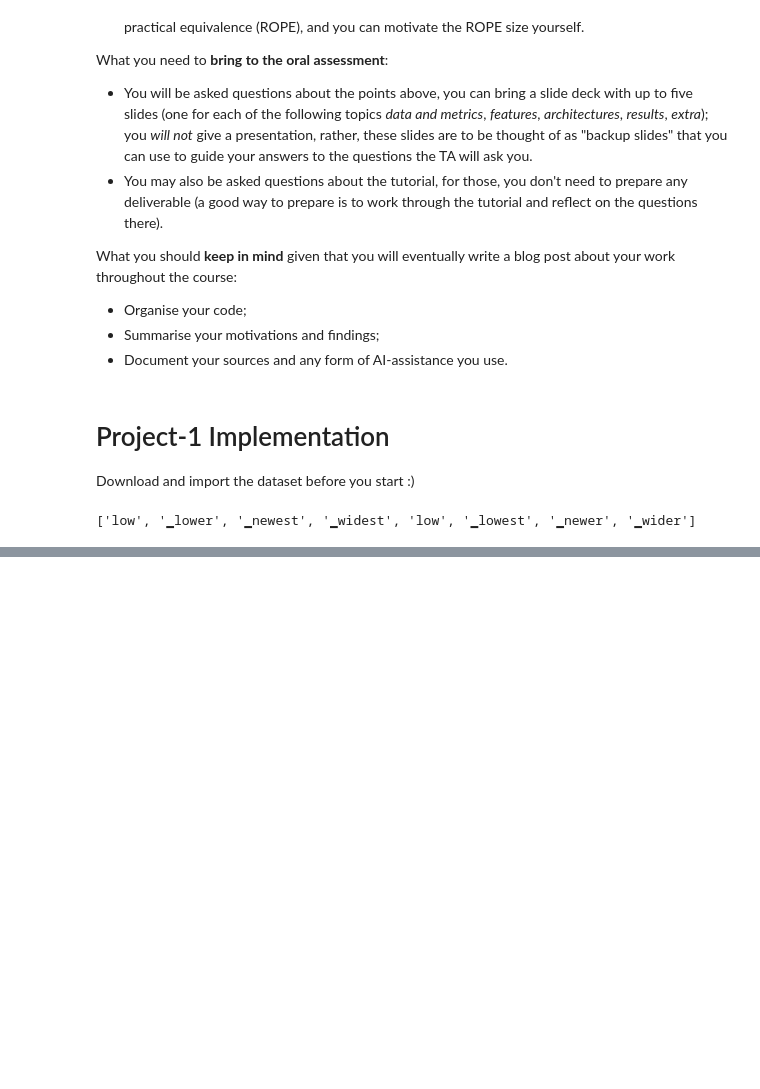
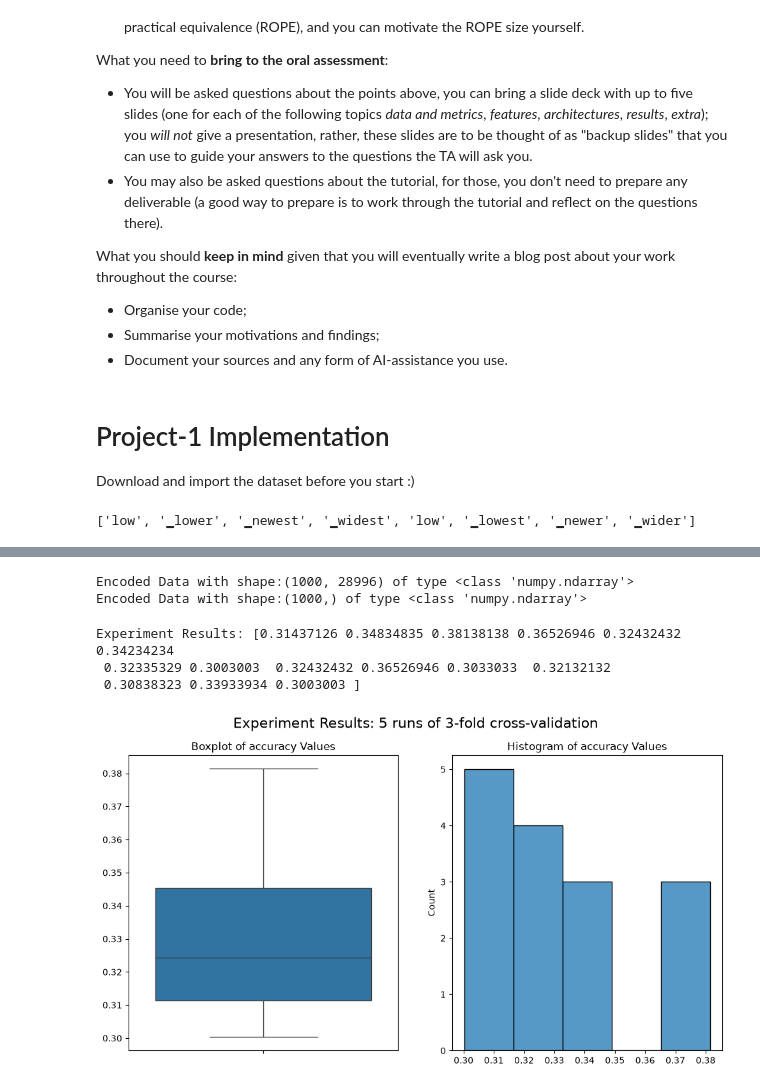
Before and after one commit to Akash-Balaji003/NLP_Projects, a Jupyter notebook: Project1/project.ipynb, the cells around one changed output, grey strips where cells are left out. Saved outputs shown, nothing was run; the diff lists cells and outputs as text; code cells hidden in the pictures; blank space fills up the shorter version.

```diff
--- a/Project1/project.ipynb
+++ b/Project1/project.ipynb
@@ -75,0 +85,12 @@ bpe_demo_prepared_corpus
+# %%
+# First load the dataset
+dataset, emotions = my_load_dataset()
+dataset = dataset.head(1000)  # For testing, we can limit to the first 10 rows
+# %%
+
+tokenizer = Tokenizer.from_pretrained("bert-base-cased")
+# use token ids instead of tokens for the encoder
+vocab_size = tokenizer.get_vocab_size()
+encoder = TokenIndicator(length=vocab_size, verbose=False)
+model = LogisticRegressionClassifier()
+classifier = TextClassifier(tokenizer, encoder, model, dataset, verbose=False)
@@ -75,0 +108,17 @@ bpe_demo_prepared_corpus
+# %%
+X, y = classifier.prep_dataset
+print(f"Encoded Data with shape:{X.shape} of type {type(X)}")  # This should print the encoded data and labels
+print(f"Encoded Data with shape:{y.shape} of type {type(y)}")  # This should print the encoded data and labels
+# %% [output]
+Encoded Data with shape:(1000, 28996) of type <class 'numpy.ndarray'>
+Encoded Data with shape:(1000,) of type <class 'numpy.ndarray'>
+# %%
+results = classifier.run_experiment(number_of_runs=5, number_of_folds=3, metric="f1")
+print("Experiment Results:", results)
+# plot the results
+classifier.visualize_results()
+# %% [output]
+Experiment Results: [0.31437126 0.34834835 0.38138138 0.36526946 0.32432432 0.34234234
+ 0.32335329 0.3003003  0.32432432 0.36526946 0.3033033  0.32132132
+ 0.30838323 0.33933934 0.3003003 ]
+[figure, added]
```
Also changed, not shown: parts of 4 cells of this notebook, 3 other files.
